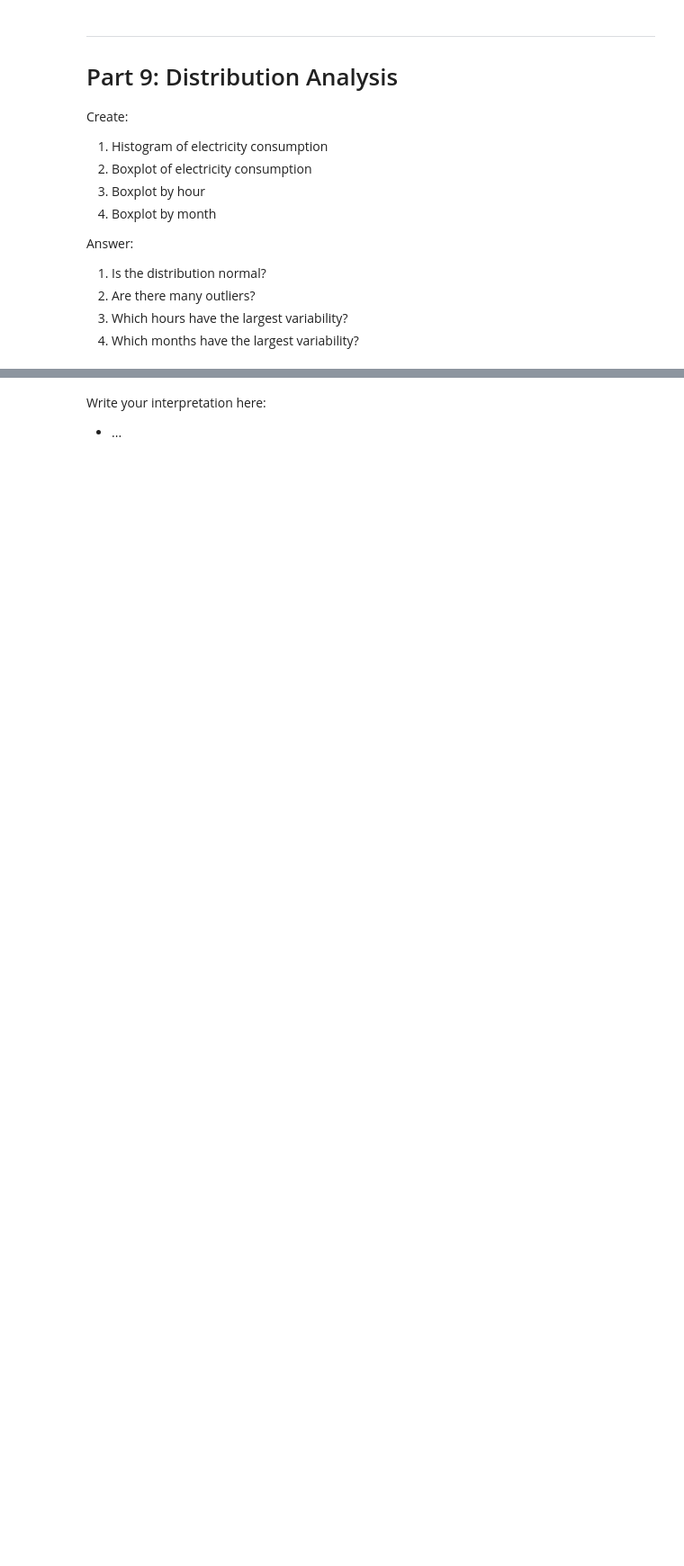
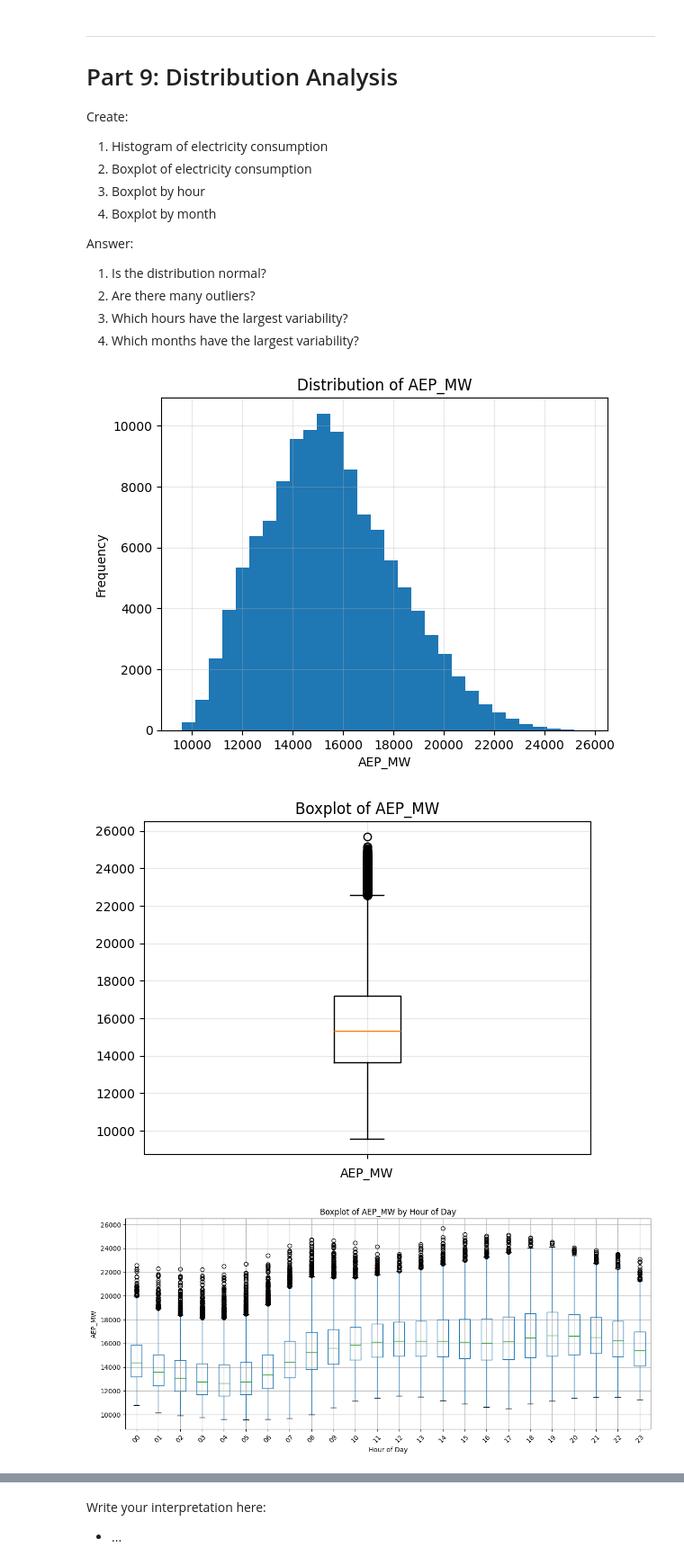
Before and after one commit to yoav-ayalon/course-Time-Series, a Jupyter notebook: HW1/01_time_series_eda_homework.ipynb, the cells around one changed output, grey strips where cells are left out. Shown at 90% size. Saved outputs shown, nothing was run; the diff lists cells and outputs as text; code cells hidden in the pictures; blank space fills up the shorter version.

```diff
--- a/HW1/01_time_series_eda_homework.ipynb
+++ b/HW1/01_time_series_eda_homework.ipynb
@@ -556,3 +556,37 @@ Answer:
 2. Are there many outliers?
 3. Which hours have the largest variability?
 4. Which months have the largest variability?
+# %%
+plt.hist(fix_data["AEP_MW"].dropna(), bins=30)
+plt.xlabel("AEP_MW")
+plt.ylabel("Frequency")
+plt.title("Distribution of AEP_MW")
+plt.grid(True, alpha=0.3)
+plt.show()
+
+plt.boxplot(fix_data["AEP_MW"].dropna(), label="AEP_MW", tick_labels=[""])
+plt.xlabel("AEP_MW")
+plt.title("Boxplot of AEP_MW")
+plt.grid(True, alpha=0.3)
+plt.show()
+
+plot_data = fix_data.assign(hour=fix_data.index.hour)
+ax = plot_data.boxplot(column="AEP_MW", by="hour", figsize=(14, 6))
+ax.set_xlabel("Hour of Day")
+ax.set_ylabel("AEP_MW")
+ax.set_title("Boxplot of AEP_MW by Hour of Day")
+ax.set_xticklabels([f"{hour:02d}" for hour in range(24)], rotation=45)
+plt.suptitle("")
+plt.show()
+
+plot_data = fix_data.assign(month=fix_data.index.month)
+plot_data.boxplot(column="AEP_MW", by="month", figsize=(14, 6))
+plt.xlabel("Month")
+plt.ylabel("AEP_MW")
+plt.title("Boxplot of AEP_MW by Month")
+plt.suptitle("")
+plt.show()
+# %% [output]
+[figure, added]
+[figure, added]
+[figure, added]
```
Also changed, not shown: parts of 8 cells of this notebook.
